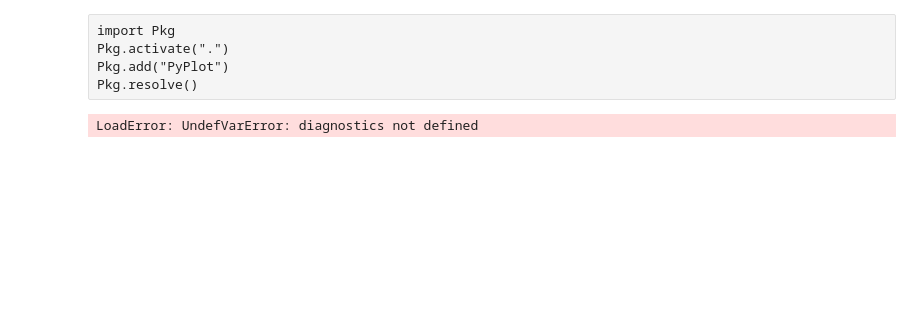
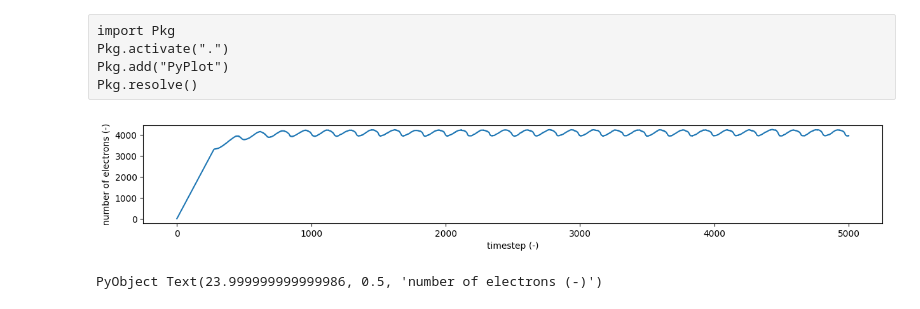
Before and after one commit to bchaber/iskra, a Jupyter notebook: klystron.ipynb, the cells around one changed output. Saved outputs shown, nothing was run; the diff lists cells and outputs as text; code cells hidden in the pictures; blank space fills up the shorter version.

```diff
--- a/klystron.ipynb
+++ b/klystron.ipynb
@@ -161,7 +164,10 @@ function build()
     initial = ParticleInCellState(tuple(e), φ, E, B, ρ, J, Δt, Δx)
 
     ne = zeros(ts)
-    context = KlystronProblem(I0, U0, Xoshiro(0x00), beam, grid, solver, pusher, ts, ne)
+    rho= zeros(nx, ts)
+    Ex = zeros(nx + 1, ts)
+    Jx = zeros(nx + 1, ts)
+    context = KlystronProblem(I0, U0, Xoshiro(0x00), beam, grid, solver, pusher, ts, ne, rho, Ex, Jx)
     return initial, context
 end
 # %% [output]
@@ -199,7 +219,7 @@ struct FluidSpecies end
 include("ParticleInCell/src/pic/algorithm.jl")
 include("ParticleInCell/src/pic/cloud_in_cell.jl")
 
-function run!()
+function main()
     println("[*] Running simulation")
 
     state, context = build()
@@ -212,5 +232,5 @@ function run!()
 
     return context
 end
-const results = run!();
+results = main();
 # %% [output]
@@ -222,8 +251,10 @@ Pkg.add("PyPlot")
 Pkg.resolve()
 # %%
 using PyPlot
-figure(figsize=(15, 6))
-imshow(results.ne)
-colorbar(orientation="horizontal")
+figure(figsize=(15, 2))
+plot(results.ne)
+xlabel("timestep (-)")
+ylabel("number of electrons (-)")
 # %% [output]
+[figure, added]
-LoadError: UndefVarError: diagnostics not defined
+PyObject Text(23.999999999999986, 0.5, 'number of electrons (-)')
```
Also changed, not shown: parts of 19 cells of this notebook, 1 other file.
